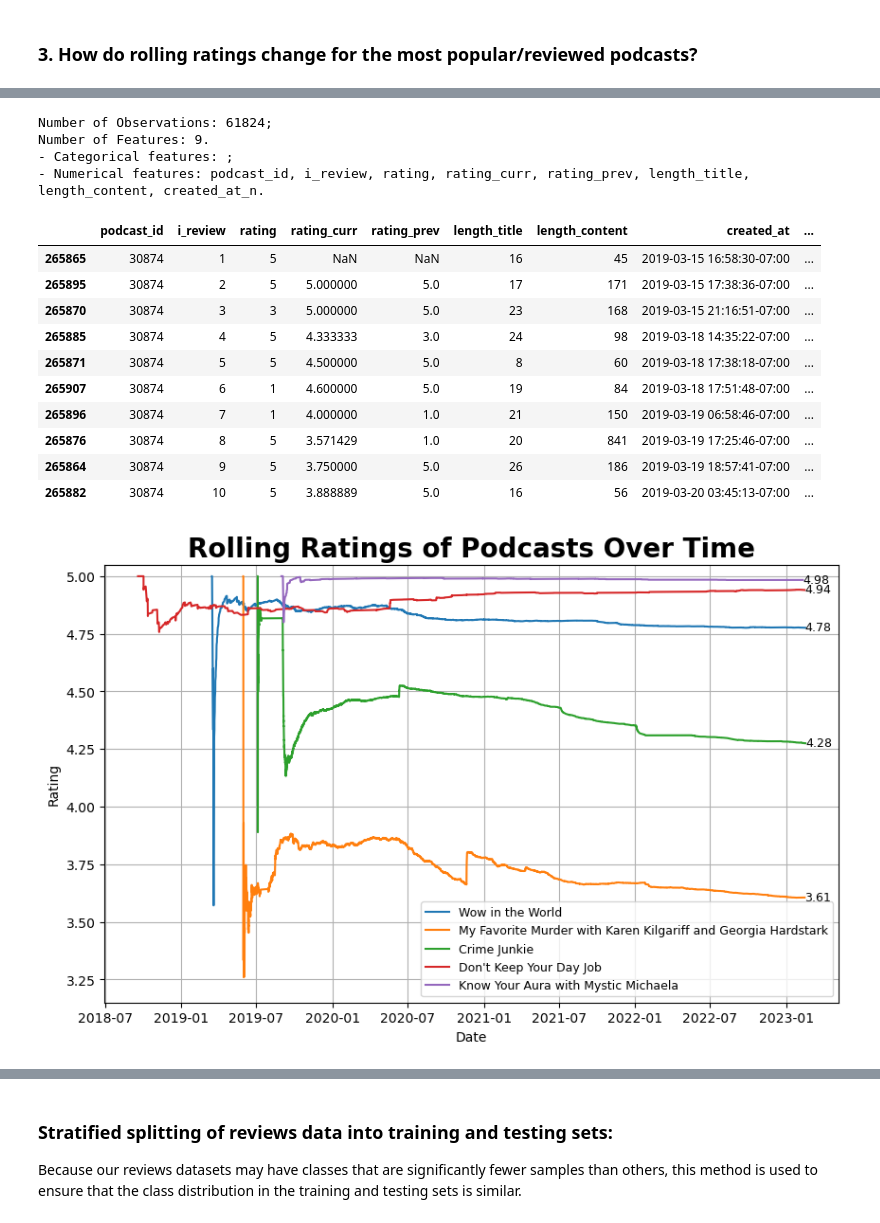
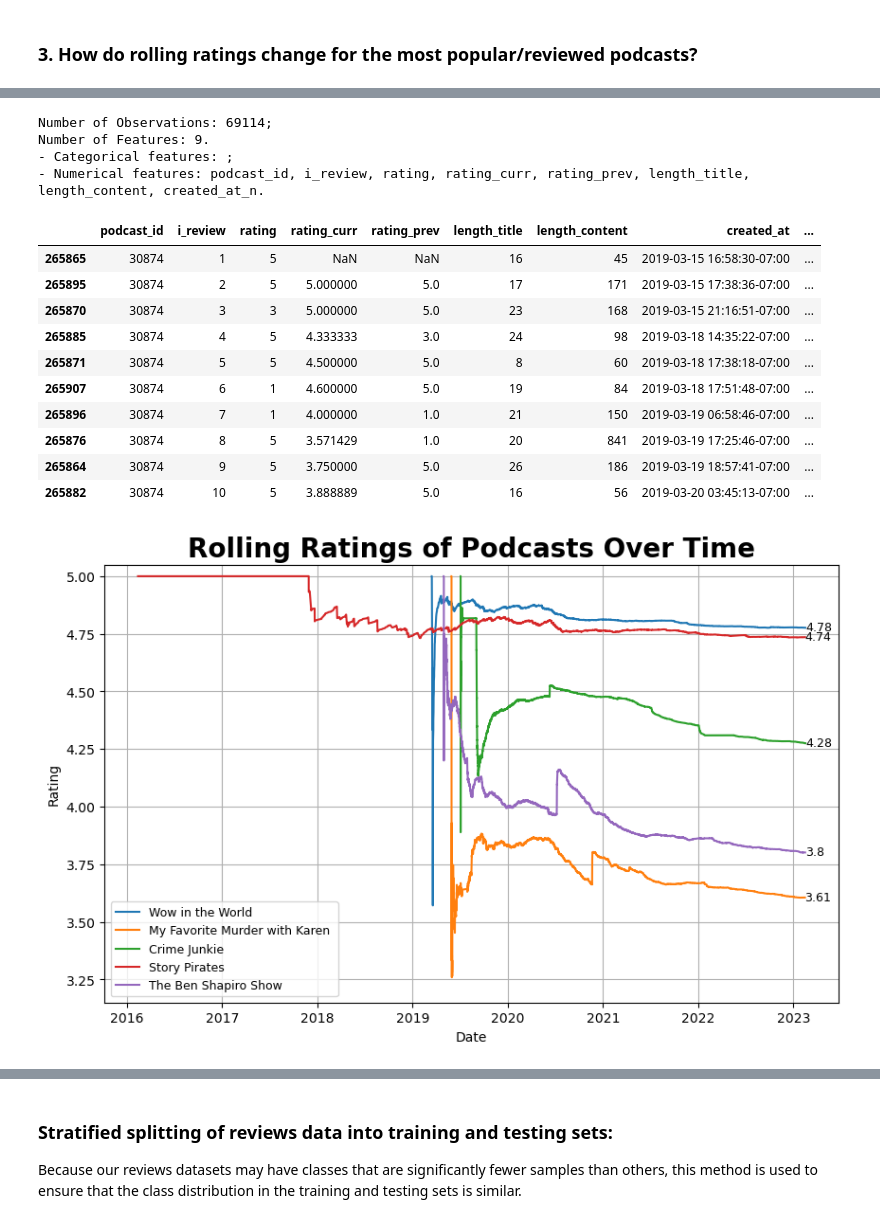
Before and after one commit to 2HO4/PodcastReviews_iTunes, a Jupyter notebook: iTunesPodcastReviews_DA.ipynb, the cells around one changed output, grey strips where cells are left out. Cells and saved outputs as stored; diff of their text form; code cells hidden in the pictures.

```diff
--- a/iTunesPodcastReviews_DA.ipynb
+++ b/iTunesPodcastReviews_DA.ipynb
@@ -498,7 +513,10 @@ for (n, ax), pod in zip(enumerate(axes_bottom), podcasts_top4):
                     f'{int(height)} [{str(round(int(height)/len(data), 2))[1:]}]',
                     ha='center', va='top', color='black', fontweight='bold')
 
-    title = Podcasts.iloc[pod]['title']
+    title = Podcasts.loc[pod]['title']
+    # print(f'Distribution of podcast {title}')
+    # for i in range(len(counts)):
+    #     print(f'{i + 1}: {counts[i]} ({round(counts[i]/len(data)*100)}%)')
     ax.set_title(title if len(title) < 30 else f'{title[:30]}...', fontsize=12, fontweight='bold')
     if n < 2:
         ax.set_xticklabels([])
@@ -874,7 +977,7 @@ plt.show()
 Podcasts_info = Podcasts.copy()
 
 # Number of reviews
-Podcasts_info['n_reviews'] = Data['podcast_id'].value_counts()
+Podcasts_info['n_reviews'] = Reviews['podcast_id'].value_counts()
 
 # Number of categories
 Podcasts_info['category'] = Categories.groupby(by='podcast_id')['category'].agg(set)
@@ -1311,7 +1414,7 @@ podcasts_top5
 Reviews_info_top5 = Reviews_info[Reviews_info['podcast_id'].isin(podcasts_top5.index)]
 Reviews_info_top5.recap(n_rows=10)
 # %% [output]
-Number of Observations: 61824;
+Number of Observations: 69114;
 Number of Features: 9.
 - Categorical features: ;
 - Numerical features: podcast_id, i_review, rating, rating_curr, rating_prev, length_title, length_content, created_at_n.
@@ -1329,35 +1432,35 @@ Number of Features: 9.
 # %%
 # Set the Matplotlib style back to default
 plt.style.use('default')
 
 # Group the Reviews by 'podcast_id'
 Reviews_info_top5_g = Reviews_info_top5.groupby('podcast_id')
 
 # Plot the time series for each group
 plt.figure(figsize=(10, 6))
 for id, group in Reviews_info_top5_g:
-    plt.plot(group['created_at'], group['rating_curr'], label=Podcasts_info.loc[id]['title'])
+    plt.plot(group['created_at'], group['rating_curr'], label=Podcasts_info.loc[id]['title'][:30])
     last_date = group['created_at'].iloc[-1]
     last_value = group['rating_curr'].iloc[-1]
     plt.text(last_date, last_value - .025, round(last_value, 2), ha='left', va='bottom', fontsize=9)
 
 # Customize the plot
 plt.title(
     'Rolling Ratings of Podcasts Over Time',
     fontsize=20,
     fontweight='bold'
 )
 
 plt.xlabel('Date')
 plt.ylabel('Rating')
 plt.legend(fontsize=9)
 plt.ylim(3.15, 5.05)
 
 # Show the plot
 plt.grid(True)
 plt.show()
 # %% [output]
-[figure, old version]
+[figure, new version]
 # %%
 # Group the Reviews by 'podcast_id'
 Reviews_info_top5_g = Reviews_info_top5.groupby('podcast_id')
```
Also changed, not shown: parts of 71 cells of this notebook.
